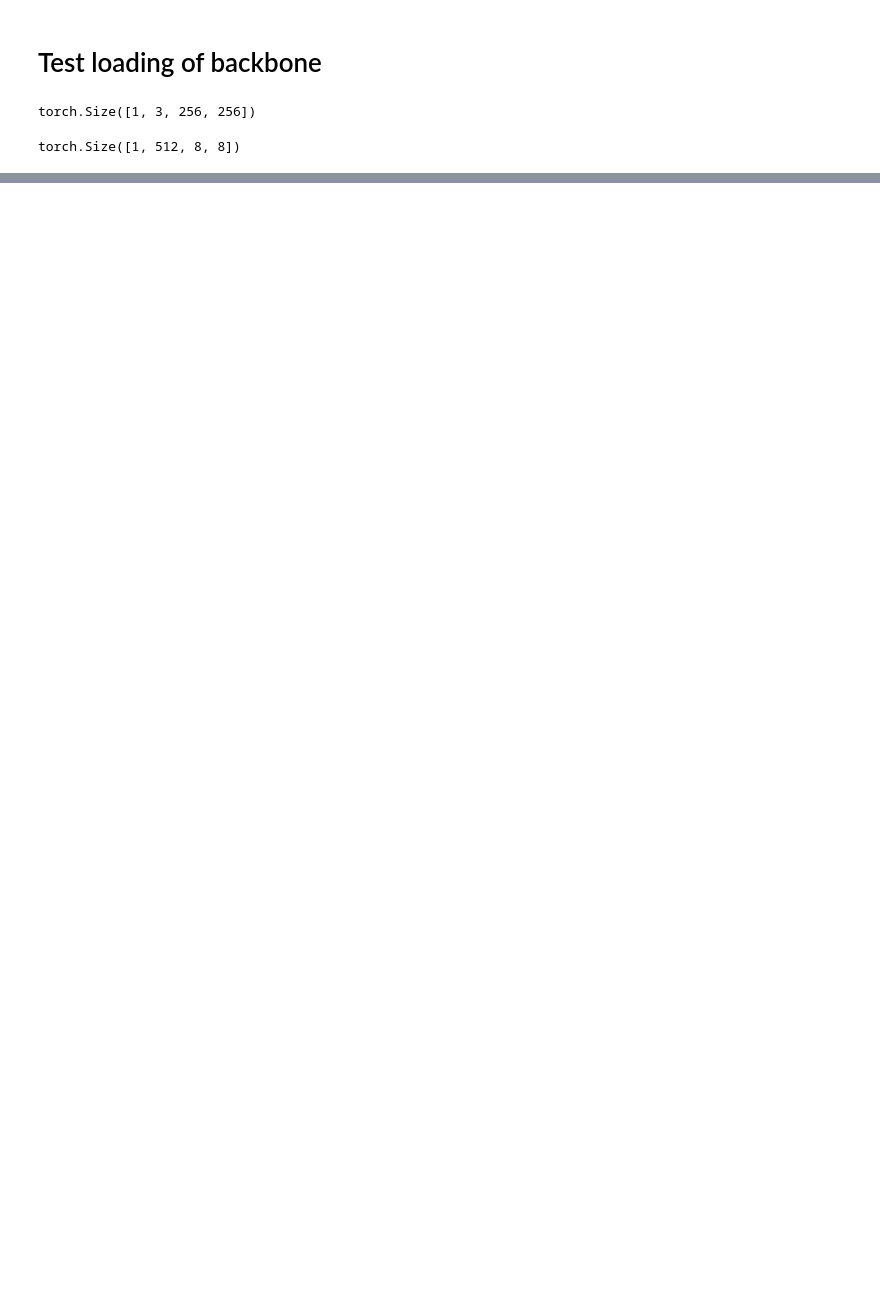
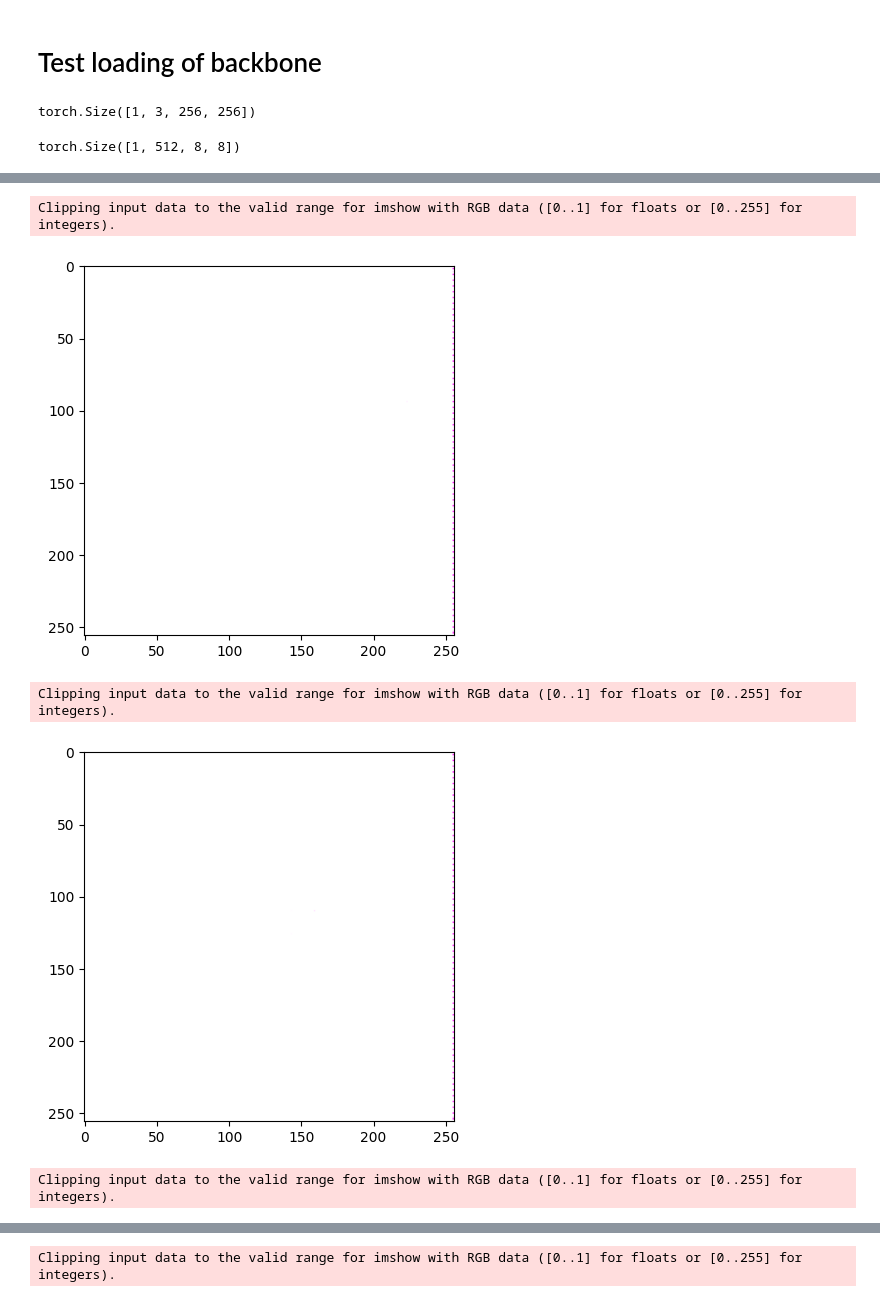
Before and after one commit to Thizzle12/FastArbitraryStyleGAN, a Jupyter notebook: fast/model/notebooks/TestBackbone.ipynb, the cells around one changed output, grey strips where cells are left out. Saved outputs shown, nothing was run; the diff lists cells and outputs as text; code cells hidden in the pictures; blank space fills up the shorter version.

```diff
--- a/fast/model/notebooks/TestBackbone.ipynb
+++ b/fast/model/notebooks/TestBackbone.ipynb
@@ -49,0 +28,3 @@ VGG(
+# %%
+encoder = build_encoder()
+print(encoder)
@@ -73,0 +125,13 @@ content_image, style_image = next(iter(train_dl))
+# %%
+from fast.model.custom_layers import AdaIN
+
+ada_in = AdaIN()
+
+style = encoder(style_image)
+content = encoder(content_image)
+
+t = ada_in(content["layer3"], style["layer3"])
+generated = decoder(t)
+
+generated.shape
+torch.abs(generated)
@@ -73,0 +156,13 @@ content_image, style_image = next(iter(train_dl))
+# %%
+generated.shape
+
+for i in range(generated.shape[0]):
+    plt.figure()
+    plt.imshow(torch.permute(torch.abs(generated[i,...]), (1, 2 ,0)).detach().numpy()*255, cmap='jet')
+    plt.show()
+# %% [output]
+Clipping input data to the valid range for imshow with RGB data ([0..1] for floats or [0..255] for integers).
+[figure, added]
+Clipping input data to the valid range for imshow with RGB data ([0..1] for floats or [0..255] for integers).
+[figure, added]
+Clipping input data to the valid range for imshow with RGB data ([0..1] for floats or [0..255] for integers).
@@ -73,0 +170 @@ content_image, style_image = next(iter(train_dl))
+Clipping input data to the valid range for imshow with RGB data ([0..1] for floats or [0..255] for integers).
```
Also changed, not shown: parts of 16 cells of this notebook, 8 other files.
